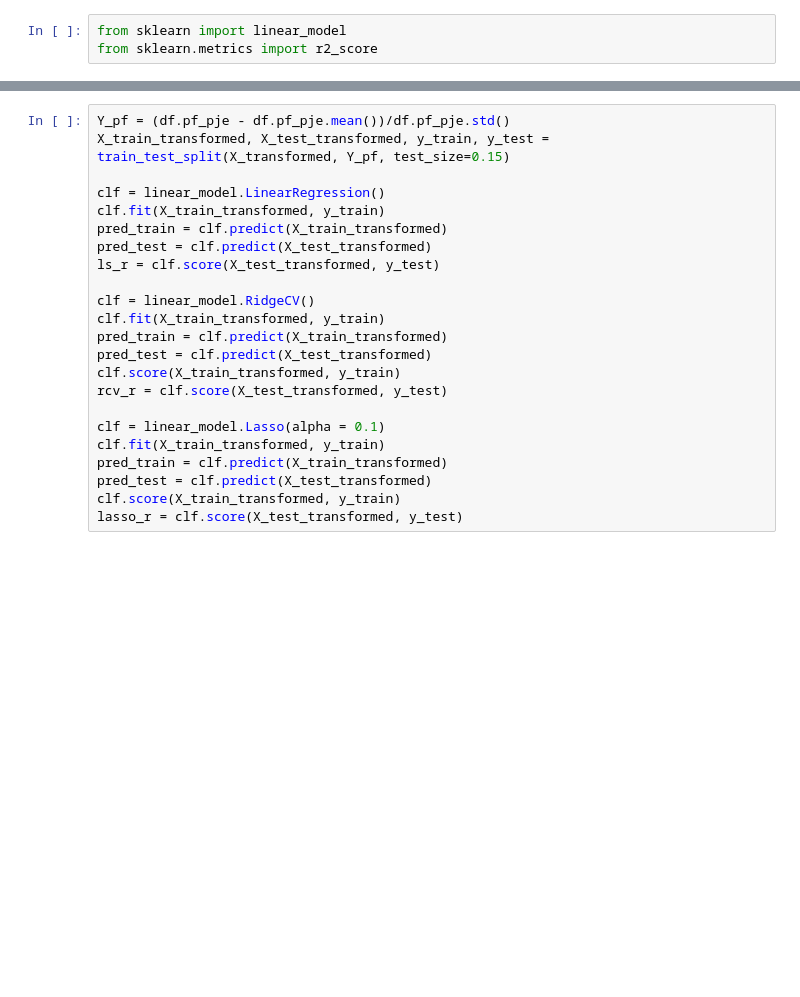
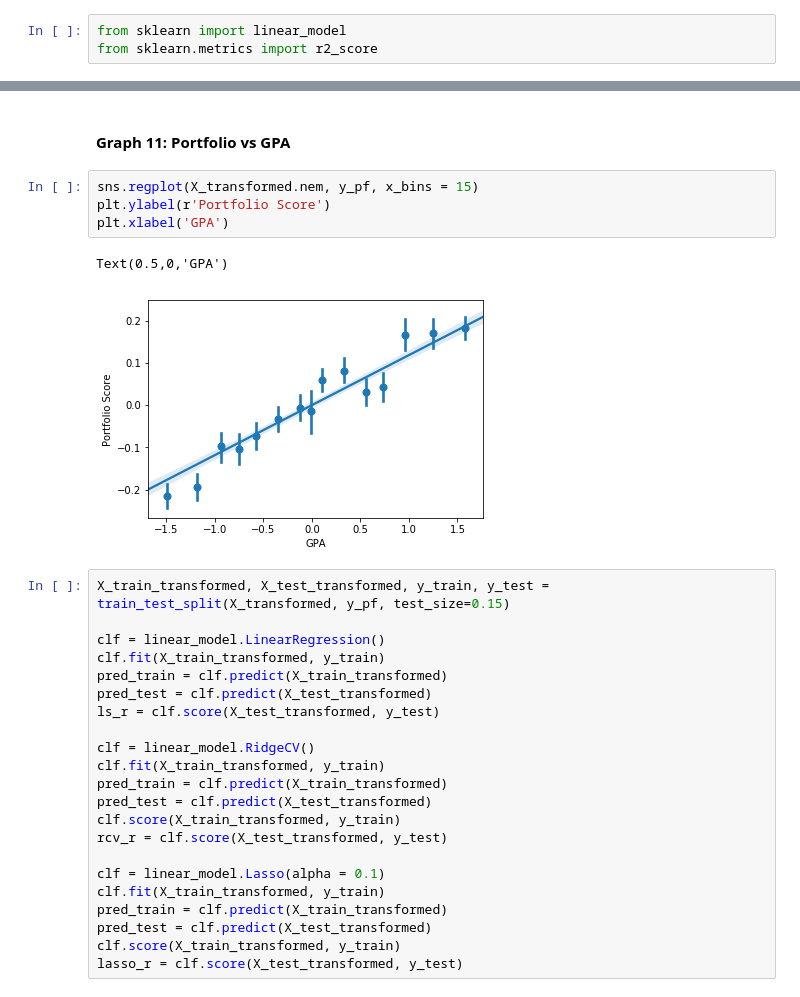
Before and after one commit to teacher-quality/teacher-predictions, a Jupyter notebook: Predictions_teachers.ipynb, the cells around one changed output, grey strips where cells are left out. Saved outputs shown, nothing was run; the diff lists cells and outputs as text; blank space fills up the shorter version.

```diff
--- a/Predictions_teachers.ipynb
+++ b/Predictions_teachers.ipynb
@@ -328,6 +343,14 @@ from sklearn.metrics import r2_score
+# %% [markdown]
+#### Graph 11: Portfolio vs GPA
+# %%
+sns.regplot(X_transformed.nem, y_pf, x_bins = 15)
+plt.ylabel(r'Portfolio Score')
+plt.xlabel('GPA')
+# %% [output]
+Text(0.5,0,'GPA')
+[figure, added]
 # %%
-Y_pf = (df.pf_pje - df.pf_pje.mean())/df.pf_pje.std()
-X_train_transformed, X_test_transformed, y_train, y_test = train_test_split(X_transformed, Y_pf, test_size=0.15)
+X_train_transformed, X_test_transformed, y_train, y_test = train_test_split(X_transformed, y_pf, test_size=0.15)
 
 clf = linear_model.LinearRegression()
 clf.fit(X_train_transformed, y_train)
```
Also changed, not shown: parts of 18 cells of this notebook.
